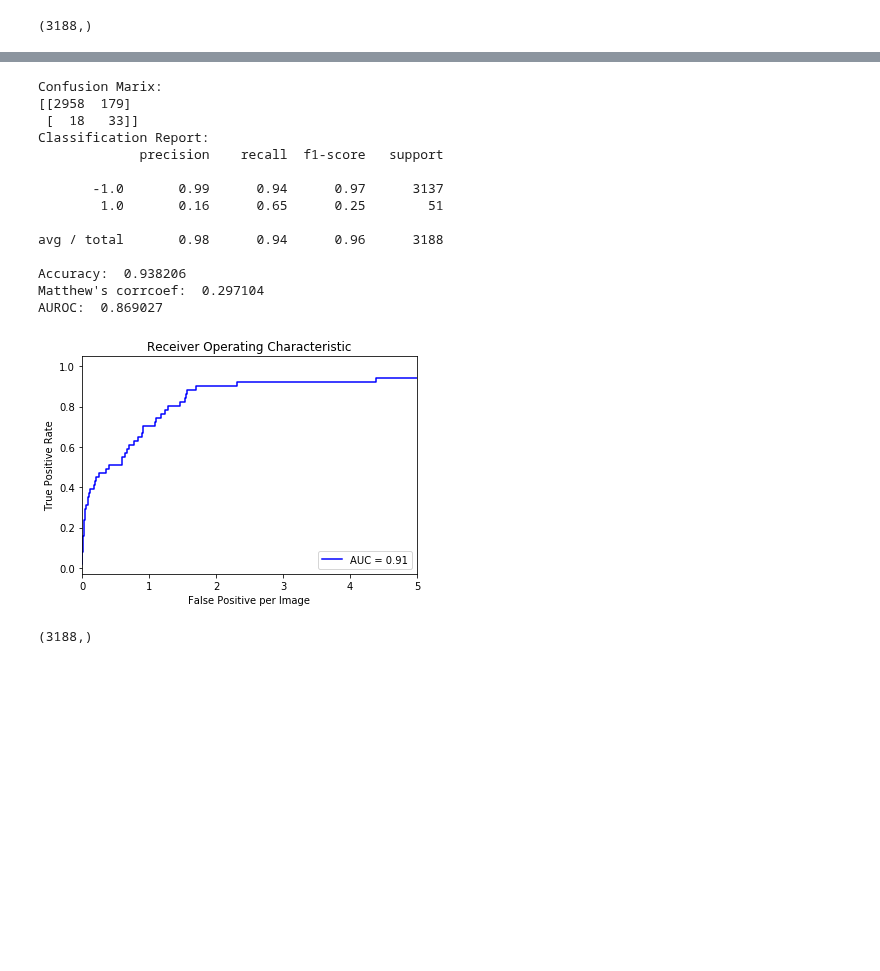
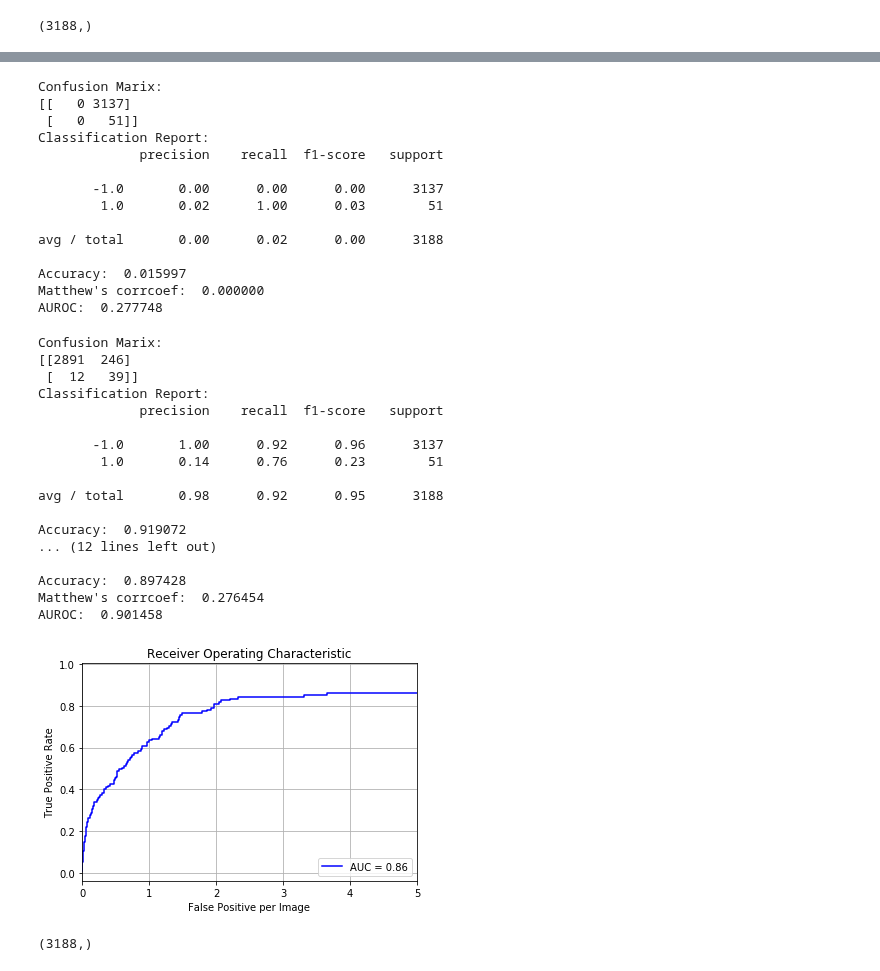
Before and after one commit to OlehKSS/IMMAS, a Jupyter notebook: examples/SVM.ipynb, the cells around one changed output, grey strips where cells are left out. Cells and saved outputs as stored; diff of their text form; code cells hidden in the pictures; blank space fills up the shorter version.

```diff
--- a/examples/SVM.ipynb
+++ b/examples/SVM.ipynb
@@ -37,12 +37,12 @@ def DATA(filename):
     return X_train, X_test, y_train, y_test, X, y
 
 
-def run_SVM (X_train, X_test, y_train, y_test, kernel= 'linear'):
+def run_SVM (X_train, X_test, y_train, y_test, kernel= 'rbf'):
     #Train algorithm
     svclassifier = SVC(C=1, cache_size=200, class_weight='balanced', coef0=0.0,
-      decision_function_shape='ovr', degree=3, gamma='auto', kernel= kernel,
-      max_iter=-1, probability=True, random_state=None, shrinking=True,
-      tol=0.001, verbose=False)
+  decision_function_shape='ovr', degree=3, gamma=0.01, kernel= kernel,
+  max_iter=-1, probability=True, random_state=None, shrinking=True,
+  tol=0.001, verbose=False)
 
     svclassifier.fit(X_train, y_train)
     #make prediction
@@ -141,39 +141,62 @@ AUROC:  0.741529
 scv , prob_y, y_pred =run_SVM (X_train, X_test, y_train, y_test,'poly')
 # %% [output]
 Confusion Marix:
-[[2958  179]
- [  18   33]]
+[[   0 3137]
+ [   0   51]]
 Classification Report:
              precision    recall  f1-score   support
 
-       -1.0       0.99      0.94      0.97      3137
-        1.0       0.16      0.65      0.25        51
+       -1.0       0.00      0.00      0.00      3137
+        1.0       0.02      1.00      0.03        51
 
-avg / total       0.98      0.94      0.96      3188
+avg / total       0.00      0.02      0.00      3188
 
-Accuracy:  0.938206
-Matthew's corrcoef:  0.297104
-AUROC:  0.869027
+Accuracy:  0.015997
+Matthew's corrcoef:  0.000000
+AUROC:  0.277748
 # %%
-false_positive_rate, true_positive_rate, thresholds = roc_curve(y_test, prob_y[:,1], pos_label=1, drop_intermediate=True)
-roc_auc = auc(false_positive_rate, true_positive_rate)
+scv , prob_y, y_pred = run_SVM (X_train, X_test, y_train, y_test, 'rbf')
+scv2 , prob_y2, y_pred2 = run_SVM (X_test, X_train, y_test, y_train, 'rbf')
+
+test = y_test.append(y_train)
+prob = np.append(prob_y[:,1], prob_y2[:,1])
+
+false_positive_rate, true_positive_rate, thresholds = roc_curve(test, prob, pos_label=1, drop_intermediate=True)
+fp = false_positive_rate * Region_per_img
+tp = 110/115 * true_positive_rate
+roc_auc = auc(false_positive_rate, tp)
+
 plt.title('Receiver Operating Characteristic')
-#plt.plot(false_positive_rate, true_positive_rate, 'b',
-#label='AUC = %0.2f'% roc_auc)
-#reg_per_img = (y_pred.size - 51) / 3188
-#print (reg_per_img)
 
-fp = false_positive_rate * Region_per_img
-plt.plot(fp, true_positive_rate, 'b',
+plt.plot(fp, tp, 'b',
 label='AUC = %0.2f'% roc_auc)
+
 plt.legend(loc='lower right')
 plt.xlim([-0,5])
-#plt.ylim([-0,1])
+#plt.ylim([-0,110/115])
 plt.ylabel('True Positive Rate')
 plt.xlabel('False Positive per Image')
+plt.grid()
 plt.show()
 # %% [output]
+Confusion Marix:
+[[2891  246]
+ [  12   39]]
+Classification Report:
+             precision    recall  f1-score   support
+
+       -1.0       1.00      0.92      0.96      3137
+        1.0       0.14      0.76      0.23        51
+
+avg / total       0.98      0.92      0.95      3188
+
+Accuracy:  0.919072
+... (12 lines left out)
+
+Accuracy:  0.897428
+Matthew's corrcoef:  0.276454
+AUROC:  0.901458
-[figure, old version]
+[figure, new version]
 # %%
 y_pred.shape
 # %% [output]
```
Also changed, not shown: parts of 6 cells of this notebook.
